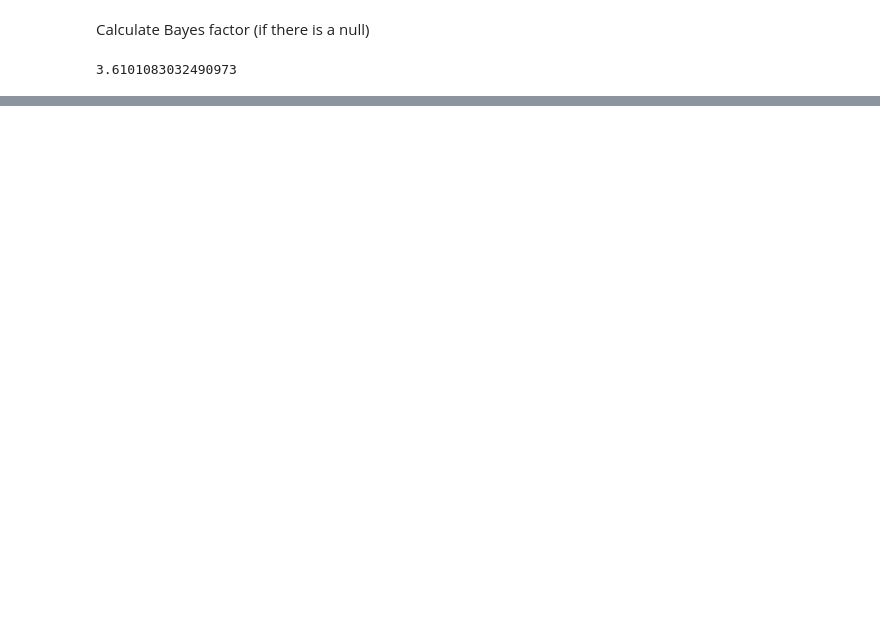
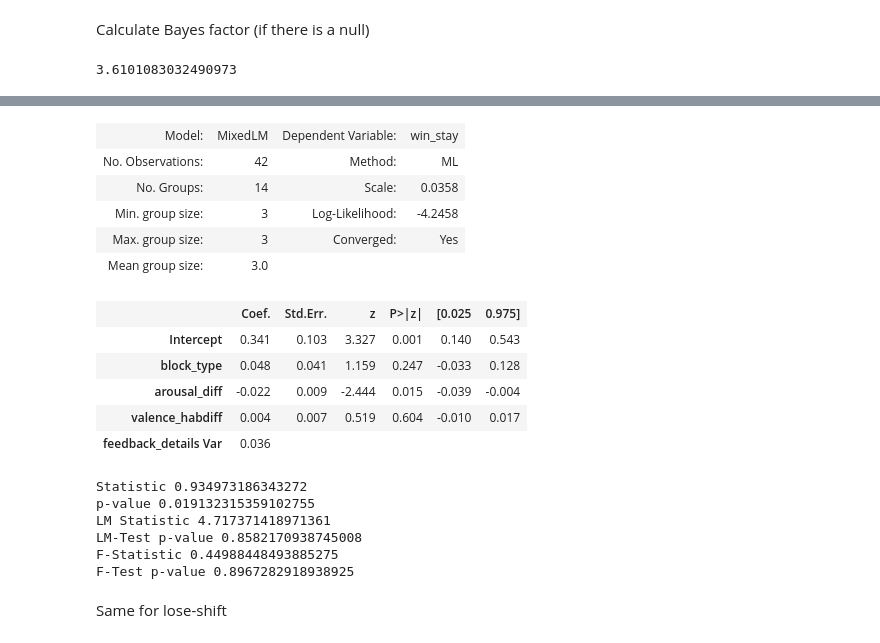
Before and after one commit to emilybagley/disgust_reversal_learning-RR, a Jupyter notebook: 2_task_modelagnostic_analysis.ipynb, the cells around one changed output, grey strips where cells are left out. Saved outputs shown, nothing was run; the diff lists cells and outputs as text; code cells hidden in the pictures; blank space fills up the shorter version.

```diff
--- a/2_task_modelagnostic_analysis.ipynb
+++ b/2_task_modelagnostic_analysis.ipynb
@@ -1019,0 +984,7 @@ bayes_factor(task_summary, 'lose_shift', 'Fear', 'Points')
+# %%
+data=task_summary.reset_index()
+data=data.replace(['Disgust', 'Fear', 'Points'], [1.0,2.0,3.0])
+
+formula = 'win_stay ~ block_type + arousal_diff + valence_habdiff'
+
+basic_model=smf.mixedlm(formula, data, groups=data['participant_no'], missing='drop').fit(reml=False)
@@ -1019,0 +1020,22 @@ bayes_factor(task_summary, 'lose_shift', 'Fear', 'Points')
+# %%
+##test which covariates to add -- Using the random effects which were best above
+no_covariate=smf.mixedlm(formula, data, groups=data['participant_no'], missing='drop', vc_formula={'feedback_details': '0+feedback_details'}).fit(reml=False)
+sex_covariate=smf.mixedlm(formula+str('+prolific_sex'), data, groups=data['participant_no'], missing='drop', vc_formula={'feedback_details': '0+feedback_details'}).fit(reml=False)
+age_covariate=smf.mixedlm(formula+str('+prolific_age'), data, groups=data['participant_no'], missing='drop', vc_formula={'feedback_details': '0+feedback_details'}).fit(reml=False)
+digit_span_covariate=smf.mixedlm(formula+str('+digit_span'), data, groups=data['participant_no'], missing='drop', vc_formula={'feedback_details': '0+feedback_details'}).fit(reml=False)
+sex_age_covariate=smf.mixedlm(formula+str('+prolific_sex+prolific_age'), data, groups=data['participant_no'], missing='drop', vc_formula={'feedback_details': '0+feedback_details'}).fit(reml=False)
+sex_digit_span_covariate=smf.mixedlm(formula+str('+prolific_sex+digit_span'), data, groups=data['participant_no'], missing='drop', vc_formula={'feedback_details': '0+feedback_details'}).fit(reml=False)
+digit_span_age_covariate=smf.mixedlm(formula+str('+digit_span+prolific_age'), data, groups=data['participant_no'], missing='drop', vc_formula={'feedback_details': '0+feedback_details'}).fit(reml=False)
+sex_age_digit_span_covariate=smf.mixedlm(formula+str('+prolific_sex+prolific_age+digit_span'), data, groups=data['participant_no'], missing='drop', vc_formula={'feedback_details': '0+feedback_details'}).fit(reml=False)
+
+bic=pd.DataFrame({'no_covariate': [no_covariate.bic],
+                    'sex_covariate': [sex_covariate.bic],
+                    'age_covariate': [age_covariate.bic],
+                    'digit_span_covariate': [digit_span_covariate.bic],
+                    'sex_age_covariate': [sex_age_covariate.bic],
+                    'sex_digit_span_covariate': [sex_digit_span_covariate.bic],
+                    'digit_span_age_covariate': [digit_span_age_covariate.bic],
+                    'sex_age_digit_span_covariate': [sex_age_digit_span_covariate.bic]})
+sns.barplot(bic)
+plt.xticks(rotation=45)
+print(bic) ##in this case, the most basic is best (no covariates)
@@ -1019,0 +1052,49 @@ bayes_factor(task_summary, 'lose_shift', 'Fear', 'Points')
+# %%
+#so hypothesis test on the no covariate model
+no_covariate.summary()
+# %% [output]
+| Model: | MixedLM | Dependent Variable: | win_stay |
+| No. Observations: | 42 | Method: | ML |
+| No. Groups: | 14 | Scale: | 0.0358 |
+| Min. group size: | 3 | Log-Likelihood: | -4.2458 |
+| Max. group size: | 3 | Converged: | Yes |
+| Mean group size: | 3.0 |  |  |
+|  | Coef. | Std.Err. | z | P>|z| | [0.025 | 0.975] |
+| Intercept | 0.341 | 0.103 | 3.327 | 0.001 | 0.140 | 0.543 |
+| block_type | 0.048 | 0.041 | 1.159 | 0.247 | -0.033 | 0.128 |
+| arousal_diff | -0.022 | 0.009 | -2.444 | 0.015 | -0.039 | -0.004 |
+| valence_habdiff | 0.004 | 0.007 | 0.519 | 0.604 | -0.010 | 0.017 |
+| feedback_details Var | 0.036 |  |  |  |  |  |
+# %%
+#again checking assumptions
+
+#chose model
+results=no_covariate
+
+#shapiro-Wilk test of normality of residuals
+labels = ["Statistic", "p-value"]
+norm_res = stats.shapiro(results.resid)
+
+for key, val in dict(zip(labels, norm_res)).items():
+    print(key, val)
+    ##if test is significant then the assumption is violated
+        #is significant here
+
+##homoskedasticity of variance
+#White Lagrange Multiplier Test for Heteroscedasticity
+het_white_res = het_white(results.resid, results.model.exog)
+
+labels = ["LM Statistic", "LM-Test p-value", "F-Statistic", "F-Test p-value"]
+
+for key, val in dict(zip(labels, het_white_res)).items():
+    print(key, val)
+    ##again, only violated if you get a significant p value
+# %% [output]
+Statistic 0.934973186343272
+p-value 0.019132315359102755
+LM Statistic 4.717371418971361
+LM-Test p-value 0.8582170938745008
+F-Statistic 0.44988448493885275
+F-Test p-value 0.8967282918938925
+# %% [markdown]
+Same for lose-shift
```
Also changed, not shown: parts of 21 cells of this notebook, 1 other file.
